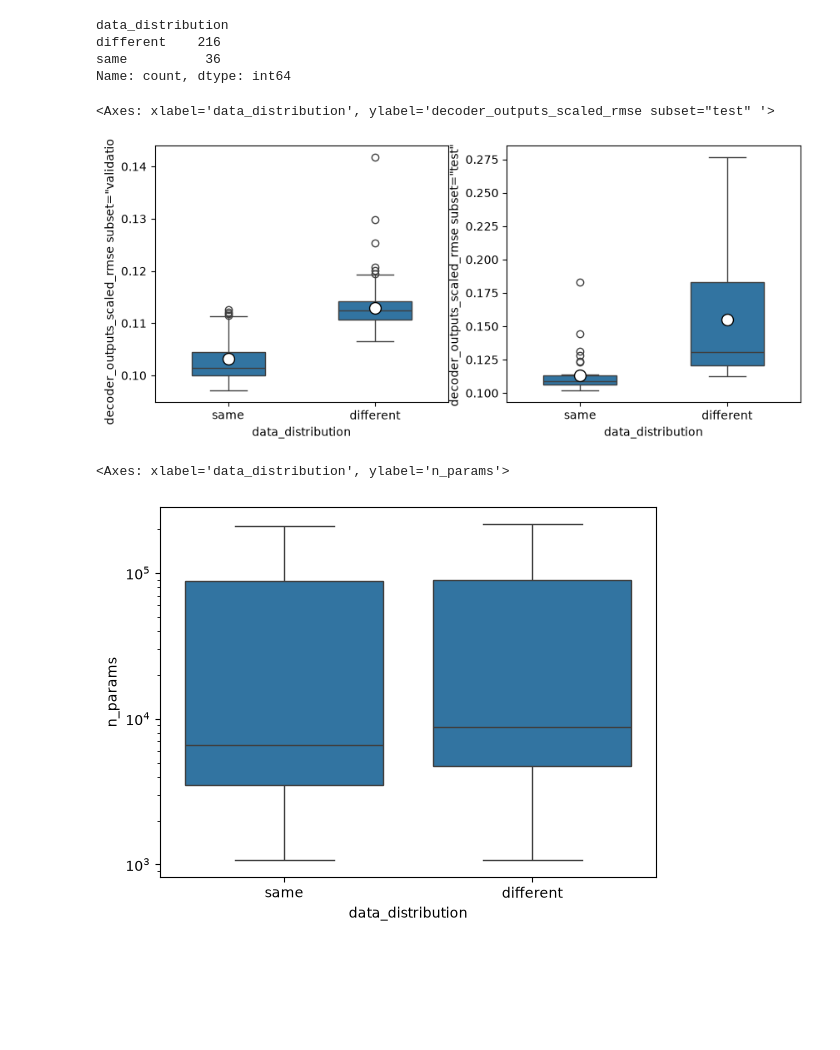
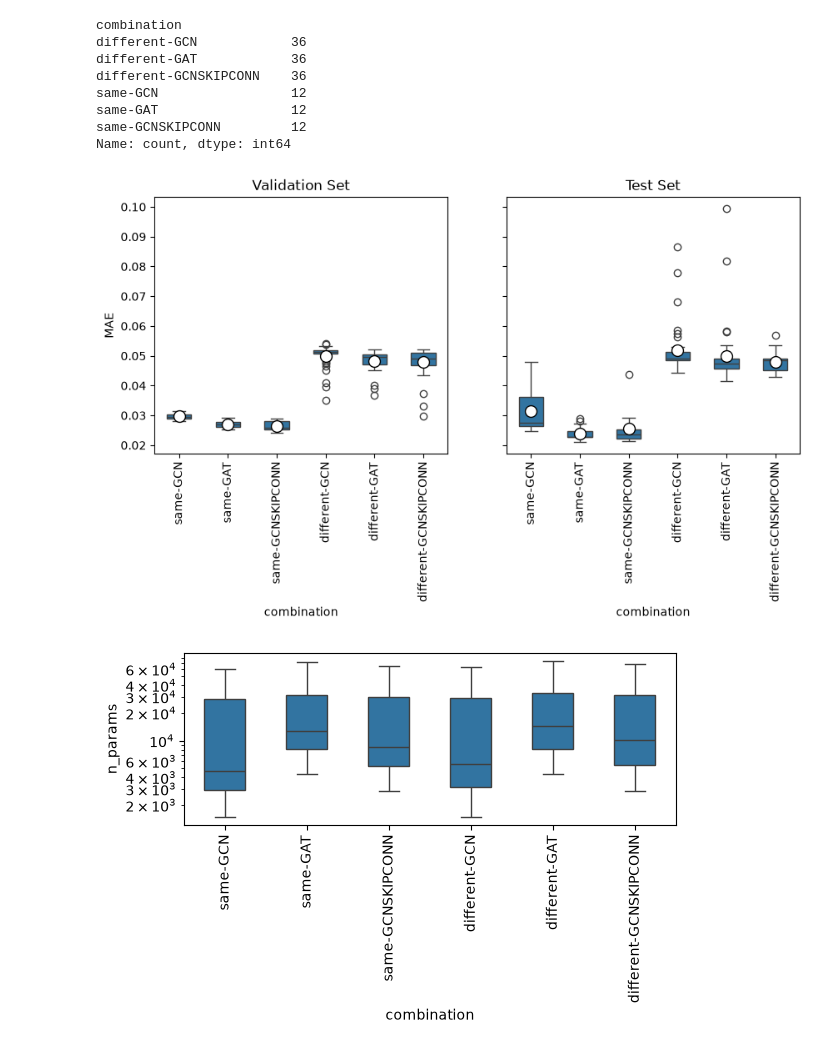
Before and after one commit to ashkihotah/spatio-temporal-forecasting, a Jupyter notebook: notebooks/hpo.ipynb, the cells around one changed output. Cells and saved outputs as stored; diff of their text form; code cells hidden in the pictures; blank space fills up the shorter version.

```diff
--- a/notebooks/hpo.ipynb
+++ b/notebooks/hpo.ipynb
@@ -118,52 +117,81 @@ df
 import seaborn as sns
 import matplotlib.pyplot as plt
 # %%
-col = "data_distribution" # ["proj_type", 'dataset.use_time_features', "data_distribution", "postprocessing_type"]
+col = ["data_distribution", "gnn_type"] # ["proj_type", 'dataset.use_time_features', "data_distribution", "postprocessing_type"]
 # replace None with "None"
-df[col] = df[col].fillna("None")
+
+if isinstance(col, list):
+    for c in col:
+        df[c] = df[c].fillna("None")
+    df["combination"] = df[col].apply(lambda x: "-".join(x.astype(str)), axis=1)
+    col = "combination"
+else:
+    df[col] = df[col].fillna("None")
+
 df[col].value_counts()
 # %% [output]
-data_distribution
-different    216
-same          36
+combination
+different-GCN            36
+different-GAT            36
+different-GCNSKIPCONN    36
+same-GCN                 12
+same-GAT                 12
+same-GCNSKIPCONN         12
 Name: count, dtype: int64
 # %%
 # show boxplots of the decoder_outputs_scaled_mae for each attention_type in both validation and test, using only the test subset
 # show also the mean and median line in the same plot, using a different color for each
 # the left plot is for valdiation while the right plot is for test
 
-metric = "rmse"
+metric = "mae"
 
-fig, axes = plt.subplots(1, 2, figsize=(10, 4))
+fig, axes = plt.subplots(1, 2, figsize=(10, 4), sharey=True)
 sns.boxplot(
     data=df,
     x=col,
     y=f'decoder_outputs_scaled_{metric} subset="validation" ',
     showmeans=True,
     width=0.5,
     meanprops={"marker":"o", "markerfacecolor":"white", "markeredgecolor":"black", "markersize":"10"},
     ax=axes[0],
 )
+
+axes[0].set_title("Validation Set")
+axes[0].set_ylabel(metric.upper())
+
 sns.boxplot(
     data=df,
     x=col,
     y=f'decoder_outputs_scaled_{metric} subset="test" ',
     showmeans=True,
     width=0.5,
     meanprops={"marker":"o", "markerfacecolor":"white", "markeredgecolor":"black", "markersize":"10"},
     ax=axes[1],
 )
+
+axes[1].set_title("Test Set")
+axes[1].set_ylabel(metric.upper())
+
+for ax in axes:
+    ax.tick_params(axis='x', rotation=90)
+
+# plt.tight_layout()
+plt.show()
 # %% [output]
-<Axes: xlabel='data_distribution', ylabel='decoder_outputs_scaled_rmse subset="test" '>
-[figure, old version]
+[figure, new version]
 # %%
+fig = plt.figure(figsize=(6, 4))
+axis = plt.gca()
+axis.tick_params(axis='x', rotation=90)
 sns.boxplot(
     data=df,
     x=col,
     y='n_params',
     # use log scale for y axis
+    width=0.5,
     log_scale=True
 )
+plt.tight_layout()
+plt.show()
 # %% [output]
-<Axes: xlabel='data_distribution', ylabel='n_params'>
-[figure, old version]
+[figure, new version]
```
Also changed, not shown: parts of 4 cells of this notebook, 6 other files.
